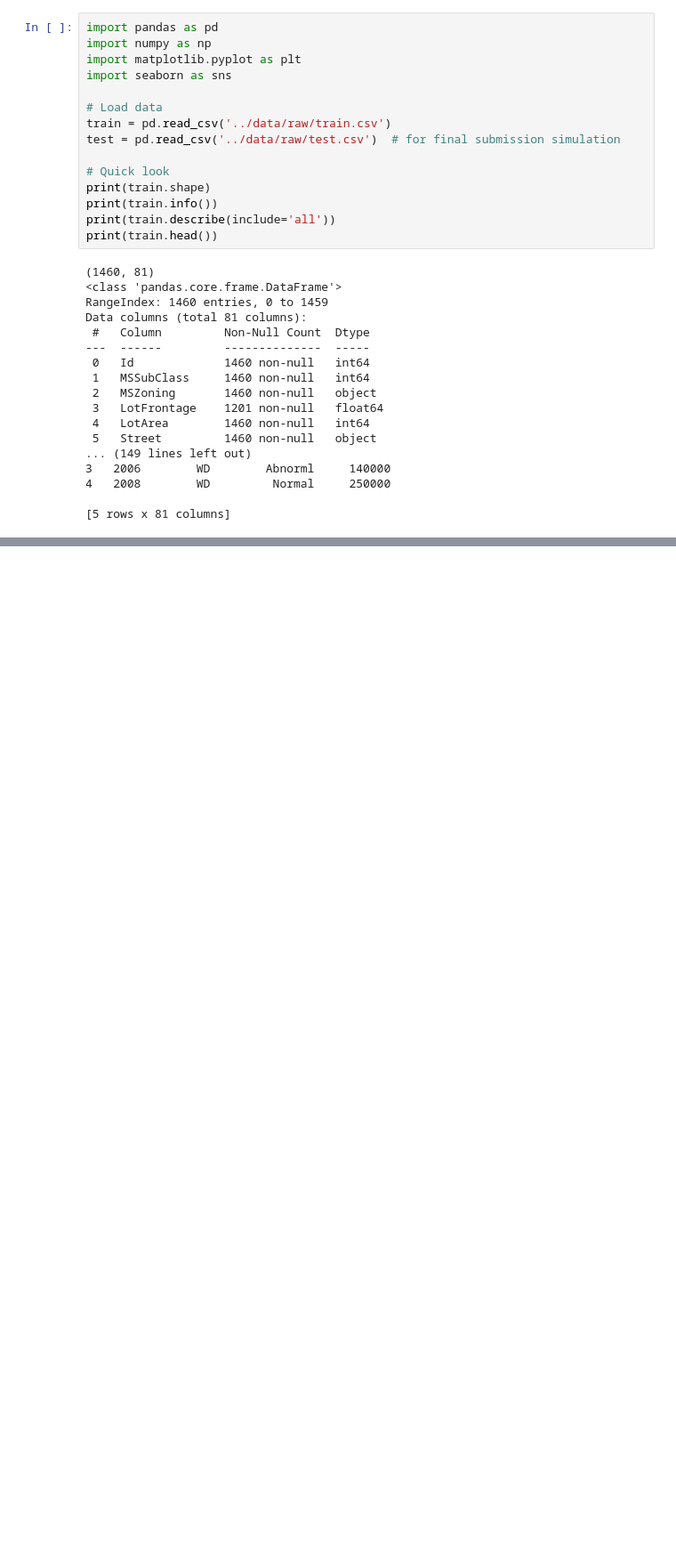
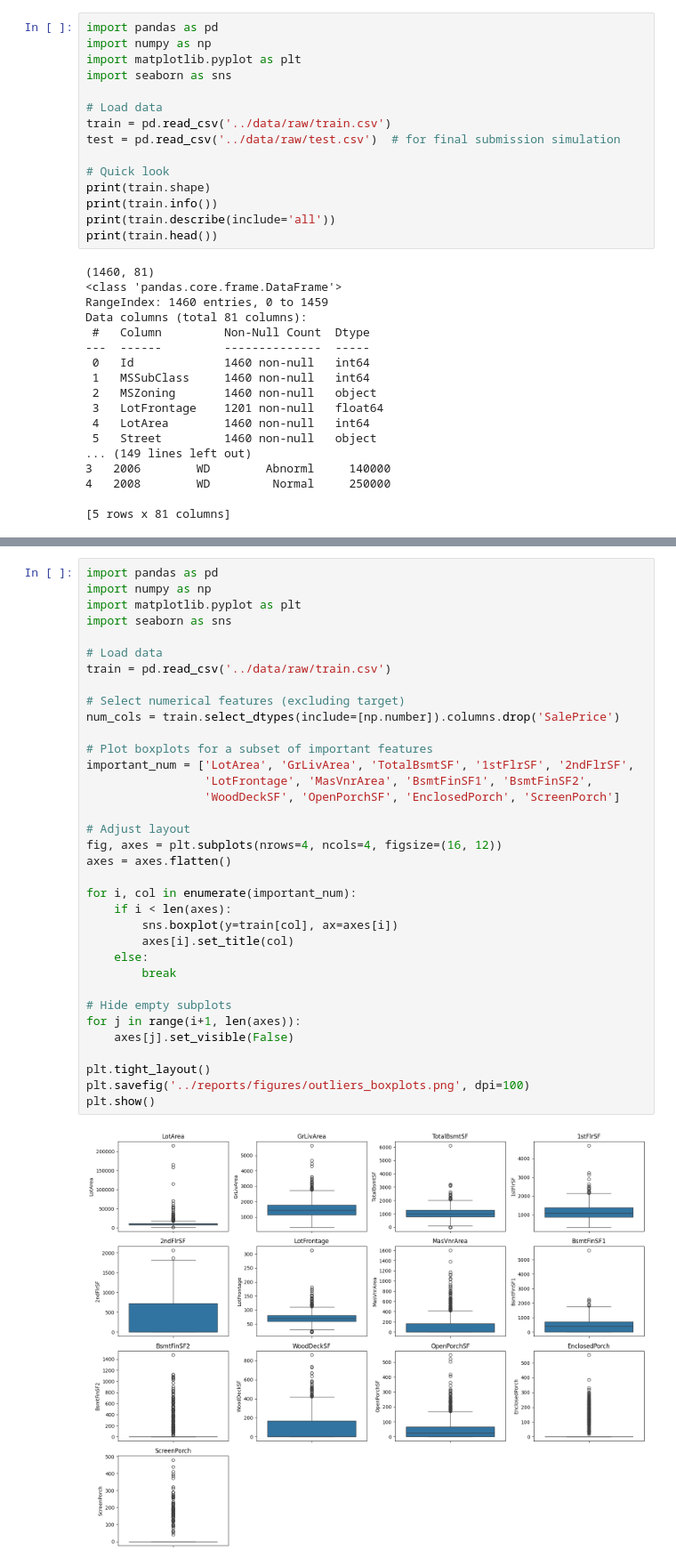
Before and after one commit to UDynamic/ML-Engineering-job-Prep, a Jupyter notebook: projects/01-classic-ml-pipeline/notebooks/01_eda.ipynb, the cells around one changed output, grey strips where cells are left out. Shown: that part at 89% size. Drawn from its saved outputs; the diff is of its cells as text; blank space fills up the shorter version.

```diff
--- a/projects/01-classic-ml-pipeline/notebooks/01_eda.ipynb
+++ b/projects/01-classic-ml-pipeline/notebooks/01_eda.ipynb
@@ -33,0 +90,37 @@ Data columns (total 81 columns):
+# %%
+import pandas as pd
+import numpy as np
+import matplotlib.pyplot as plt
+import seaborn as sns
+
+# Load data
+train = pd.read_csv('../data/raw/train.csv')
+
+# Select numerical features (excluding target)
+num_cols = train.select_dtypes(include=[np.number]).columns.drop('SalePrice')
+
+# Plot boxplots for a subset of important features
+important_num = ['LotArea', 'GrLivArea', 'TotalBsmtSF', '1stFlrSF', '2ndFlrSF',
+                 'LotFrontage', 'MasVnrArea', 'BsmtFinSF1', 'BsmtFinSF2',
+                 'WoodDeckSF', 'OpenPorchSF', 'EnclosedPorch', 'ScreenPorch']
+
+# Adjust layout
+fig, axes = plt.subplots(nrows=4, ncols=4, figsize=(16, 12))
+axes = axes.flatten()
+
+for i, col in enumerate(important_num):
+    if i < len(axes):
+        sns.boxplot(y=train[col], ax=axes[i])
+        axes[i].set_title(col)
+    else:
+        break
+
+# Hide empty subplots
+for j in range(i+1, len(axes)):
+    axes[j].set_visible(False)
+
+plt.tight_layout()
+plt.savefig('../reports/figures/outliers_boxplots.png', dpi=100)
+plt.show()
+# %% [output]
+[figure, added]
```
Also changed, not shown: parts of 23 cells of this notebook, 5 other files.
